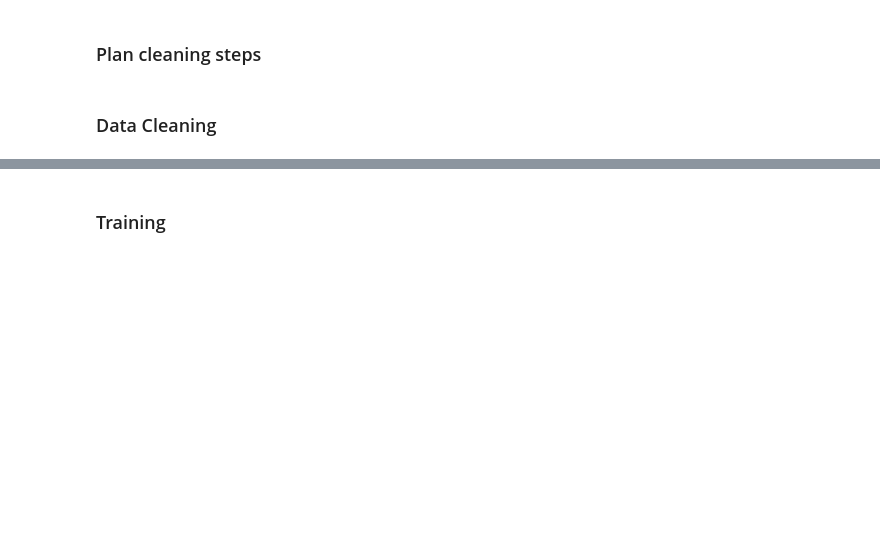
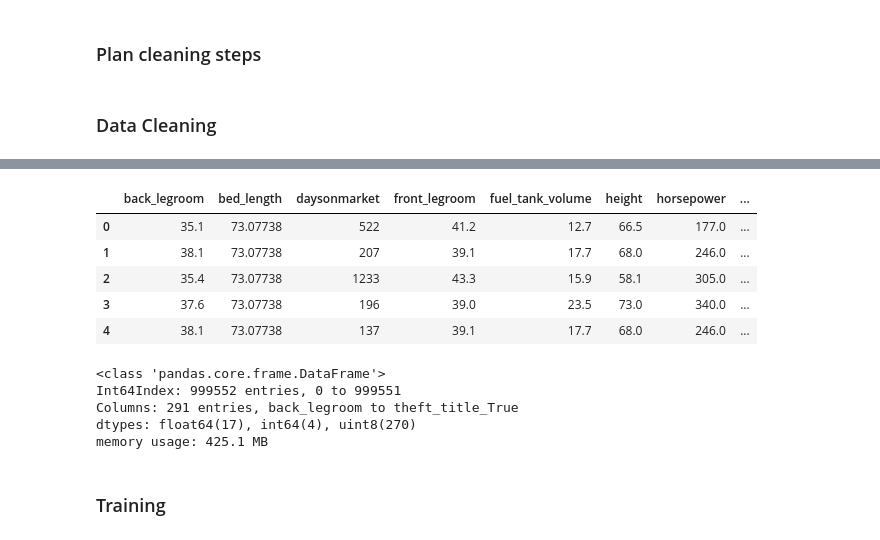
Before and after one commit to felix-olivier/used-cars-project, a Jupyter notebook: Notebooks/Preprocessing Felix.ipynb, the cells around one changed output, grey strips where cells are left out. Cells and saved outputs as stored; diff of their text form; code cells hidden in the pictures; blank space fills up the shorter version.

```diff
--- a/Notebooks/Preprocessing Felix.ipynb
+++ b/Notebooks/Preprocessing Felix.ipynb
@@ -270,3 +339,33 @@ Number of columns left in dataset: 44
+# %%
+def one_hot_category(df, column_name):
+
+    dummies = pd.get_dummies(df[column_name], column_name)
+    df = pd.concat([df, dummies], axis=1)
+    df = df.drop([column_name], axis=1)
+
+    return df
+
+booleans_to_encode = ['fleet', 'frame_damaged', 'franchise_dealer', 'has_accidents', 'isCab', 'is_cpo', 'is_new', 'is_oemcpo', 'main_picture_url', 'salvage', 'theft_title']
+categories_to_encode = ['body_type', 'cabin', 'engine_cylinders', 'franchise_make', 'listing_color', 'make_name', 'fuel_type', 'transmission', 'transmission_display', 'wheel_system']
+for category in categories_to_encode + booleans_to_encode:
+    df = one_hot_category(df, category)
+# %%
+df.head()
+# %% [output]
+|  | back_legroom | bed_length | daysonmarket | front_legroom | fuel_tank_volume | height | horsepower | ... |
+| 0 | 35.1 | 73.07738 | 522 | 41.2 | 12.7 | 66.5 | 177.0 | ... |
+| 1 | 38.1 | 73.07738 | 207 | 39.1 | 17.7 | 68.0 | 246.0 | ... |
+| 2 | 35.4 | 73.07738 | 1233 | 43.3 | 15.9 | 58.1 | 305.0 | ... |
+| 3 | 37.6 | 73.07738 | 196 | 39.0 | 23.5 | 73.0 | 340.0 | ... |
+| 4 | 38.1 | 73.07738 | 137 | 39.1 | 17.7 | 68.0 | 246.0 | ... |
+# %%
+df.info() ## should have only numeric data types left
+# %% [output]
+<class 'pandas.core.frame.DataFrame'>
+Int64Index: 999552 entries, 0 to 999551
+Columns: 291 entries, back_legroom to theft_title_True
+dtypes: float64(17), int64(4), uint8(270)
+memory usage: 425.1 MB
 # %% [markdown]
 ### Training
 # %%
```
Also changed, not shown: parts of 12 cells of this notebook.
